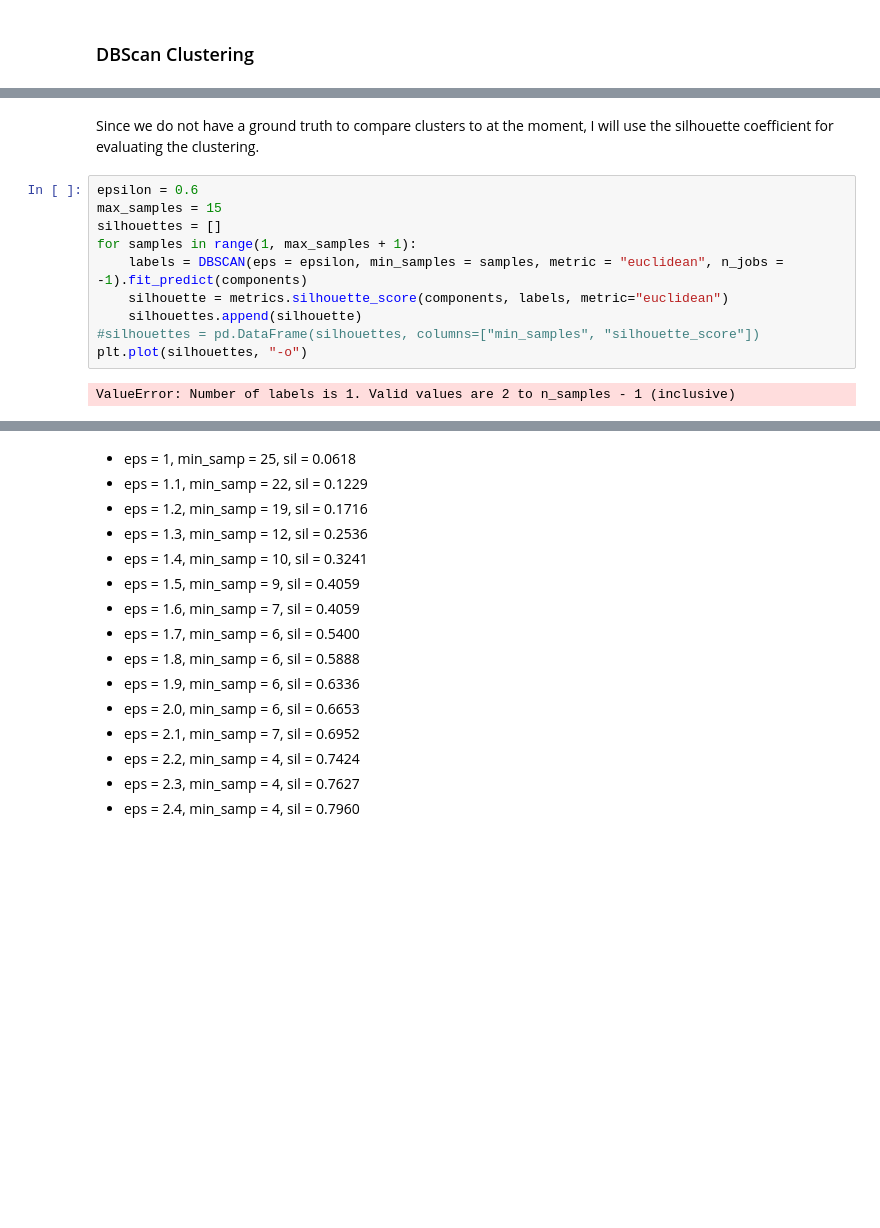
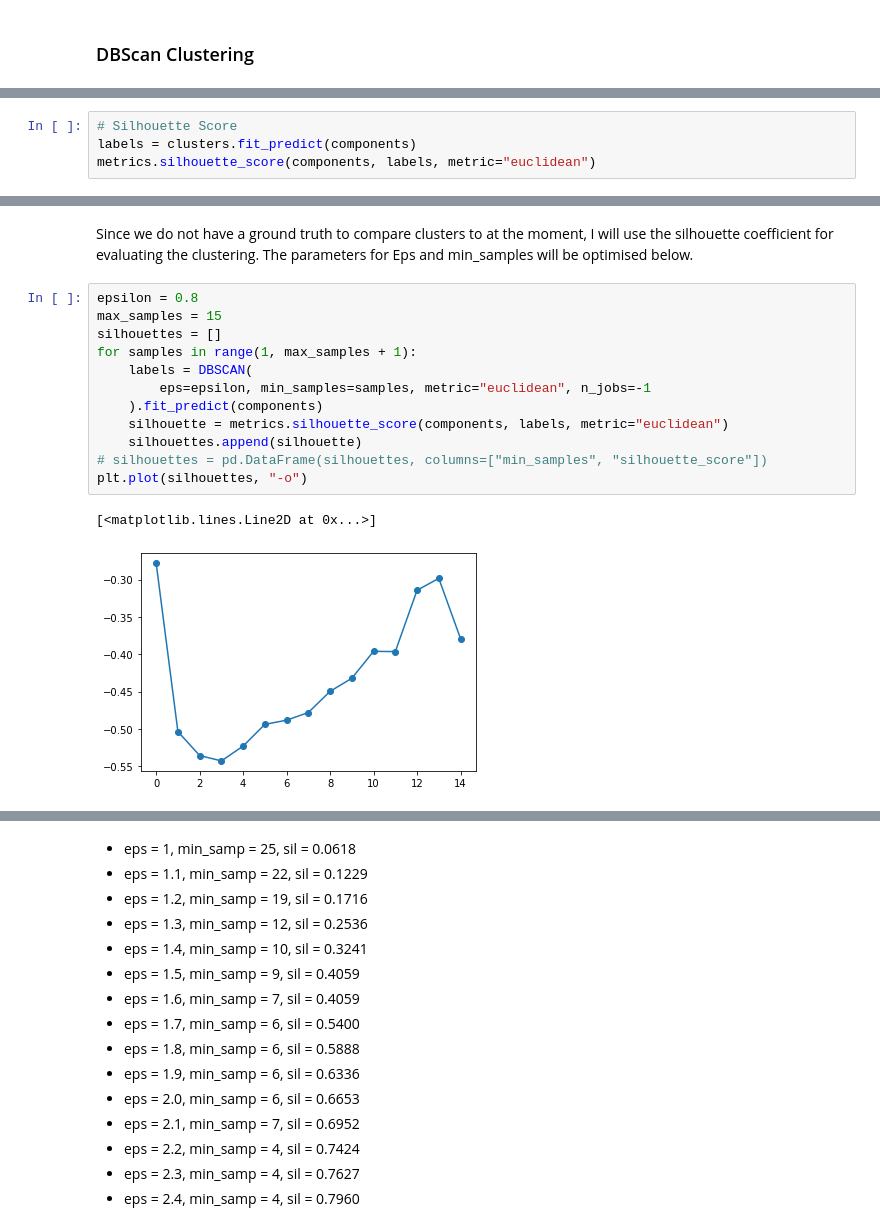
Before and after one commit to SLoganQ/Unsupervised_Learning_NEO_Clustering_Analysis, a Jupyter notebook: NEO_Cluster_Analysis.ipynb, the cells around one changed output, grey strips where cells are left out. Drawn from its saved outputs; the diff is of its cells as text; blank space fills up the shorter version.

```diff
--- a/NEO_Cluster_Analysis.ipynb
+++ b/NEO_Cluster_Analysis.ipynb
@@ -275,0 +351,4 @@ Name: label, dtype: int64
+# %%
+# Silhouette Score
+labels = clusters.fit_predict(components)
+metrics.silhouette_score(components, labels, metric="euclidean")
@@ -276,14 +358,17 @@ Name: label, dtype: int64
 # %% [markdown]
-Since we do not have a ground truth to compare clusters to at the moment, I will use the silhouette coefficient for evaluating the clustering.
+Since we do not have a ground truth to compare clusters to at the moment, I will use the silhouette coefficient for evaluating the clustering. The parameters for Eps and min_samples will be optimised below.
 # %%
-epsilon = 0.6
+epsilon = 0.8
 max_samples = 15
 silhouettes = []
 for samples in range(1, max_samples + 1):
-    labels = DBSCAN(eps = epsilon, min_samples = samples, metric = "euclidean", n_jobs = -1).fit_predict(components)
+    labels = DBSCAN(
+        eps=epsilon, min_samples=samples, metric="euclidean", n_jobs=-1
+    ).fit_predict(components)
     silhouette = metrics.silhouette_score(components, labels, metric="euclidean")
     silhouettes.append(silhouette)
-#silhouettes = pd.DataFrame(silhouettes, columns=["min_samples", "silhouette_score"])
+# silhouettes = pd.DataFrame(silhouettes, columns=["min_samples", "silhouette_score"])
 plt.plot(silhouettes, "-o")
 # %% [output]
-ValueError: Number of labels is 1. Valid values are 2 to n_samples - 1 (inclusive)
+[<matplotlib.lines.Line2D at 0x...>]
+[figure, added]
```
Also changed, not shown: parts of 44 cells of this notebook.
